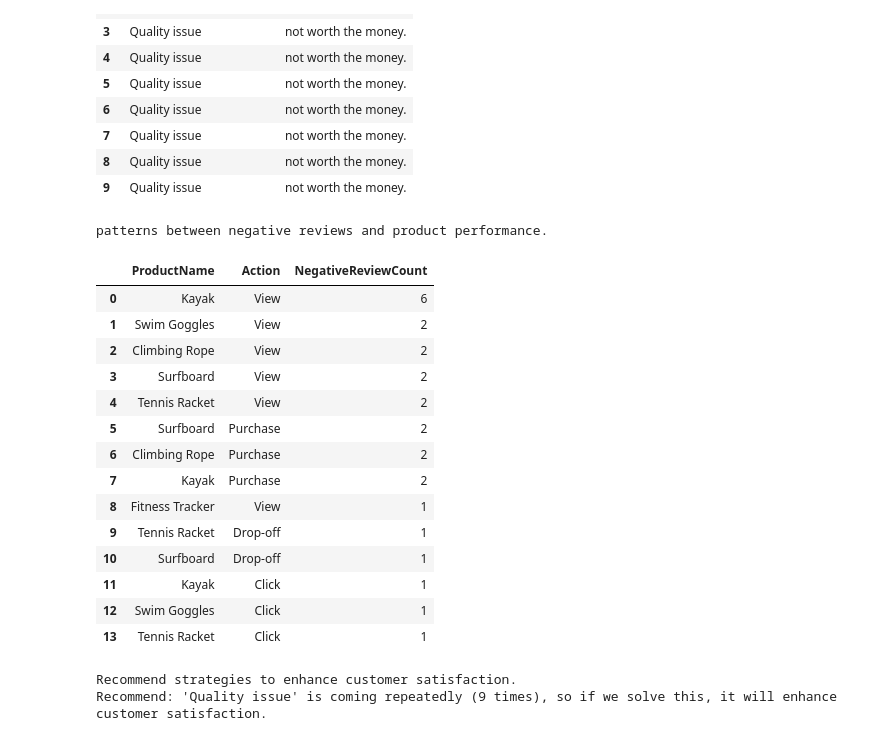
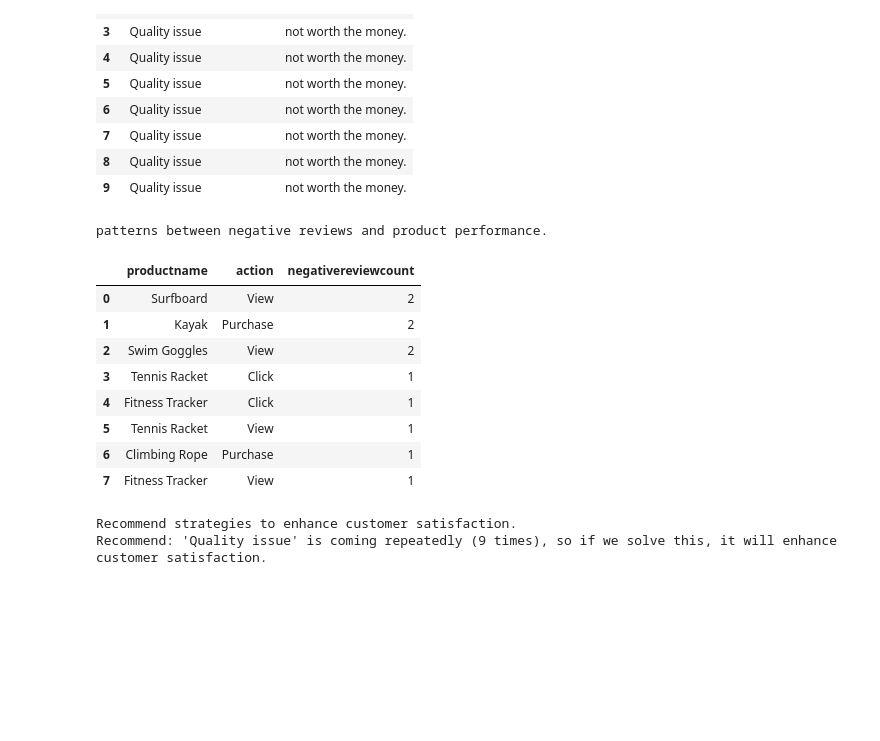
Before and after one commit to sakthignanaprakasamv/Customer-Behavior-Analysis, a Jupyter notebook: Customer Behavior Analysis.ipynb, the cells around one changed output. Cells and saved outputs as stored; diff of their text form; code cells hidden in the pictures; blank space fills up the shorter version.

```diff
--- a/Customer Behavior Analysis.ipynb
+++ b/Customer Behavior Analysis.ipynb
@@ -601,52 +587,46 @@ Identify key complaints and improvement areas.
 # %%
 query = """
 SELECT
     p.ProductName,
     j.Action,
     COUNT(*) AS NegativeReviewCount
 FROM
-    cust_behav_analys.trncustomer_reviews r
+    trncustomer_reviews r
 JOIN
-    cust_behav_analys.mstproducts p ON r.ProductID = p.ProductID
+    mstproducts p ON r.ProductID = p.ProductID
 JOIN
-    cust_behav_analys.trncustomer_journey j ON r.ProductID = j.ProductID and r.ReviewDate<j.VisitDate
+    trncustomer_journey j ON r.ProductID = j.ProductID and r.ReviewDate<j.VisitDate
 WHERE
     LOWER(ReviewText) LIKE '%late%'
     OR LOWER(ReviewText) LIKE '%broken%'
     OR LOWER(ReviewText) LIKE '%miss%'
     or  LOWER(ReviewText) LIKE '%poor%'
     OR LOWER(ReviewText) LIKE '%bad%'
     OR LOWER(ReviewText) LIKE '%worst%'
     OR LOWER(ReviewText) LIKE '%slow%'
     OR( LOWER(ReviewText) LIKE '%not%' and LOWER(ReviewText) LIKE '%worth%' )
     OR( LOWER(ReviewText) LIKE '%not%' and LOWER(ReviewText) LIKE '%working%' )
     OR( LOWER(ReviewText) LIKE '%not%' and LOWER(ReviewText) LIKE '%good%' )
     OR LOWER(ReviewText) LIKE '%issue%'
 GROUP BY
-    p.ProductID, j.Action
+    p.ProductName, j.Action
 ORDER BY
     NegativeReviewCount DESC;
 
 """
 print("patterns between negative reviews and product performance.")
 fetch_data(conn, query)
 # %% [output]
 patterns between negative reviews and product performance.
-|  | ProductName | Action | NegativeReviewCount |
-| 0 | Kayak | View | 6 |
-| 1 | Swim Goggles | View | 2 |
-| 2 | Climbing Rope | View | 2 |
-| 3 | Surfboard | View | 2 |
-| 4 | Tennis Racket | View | 2 |
-| 5 | Surfboard | Purchase | 2 |
-| 6 | Climbing Rope | Purchase | 2 |
-| 7 | Kayak | Purchase | 2 |
-| 8 | Fitness Tracker | View | 1 |
-| 9 | Tennis Racket | Drop-off | 1 |
-| 10 | Surfboard | Drop-off | 1 |
-| 11 | Kayak | Click | 1 |
-| 12 | Swim Goggles | Click | 1 |
-| 13 | Tennis Racket | Click | 1 |
+|  | productname | action | negativereviewcount |
+| 0 | Surfboard | View | 2 |
+| 1 | Kayak | Purchase | 2 |
+| 2 | Swim Goggles | View | 2 |
+| 3 | Tennis Racket | Click | 1 |
+| 4 | Fitness Tracker | Click | 1 |
+| 5 | Tennis Racket | View | 1 |
+| 6 | Climbing Rope | Purchase | 1 |
+| 7 | Fitness Tracker | View | 1 |
 # %%
 query = """WITH categorized_reviews AS (
     SELECT 'Delivery issue' AS categories, 1 AS categories_count
```
Also changed, not shown: parts of 12 cells of this notebook, 5 other files.
